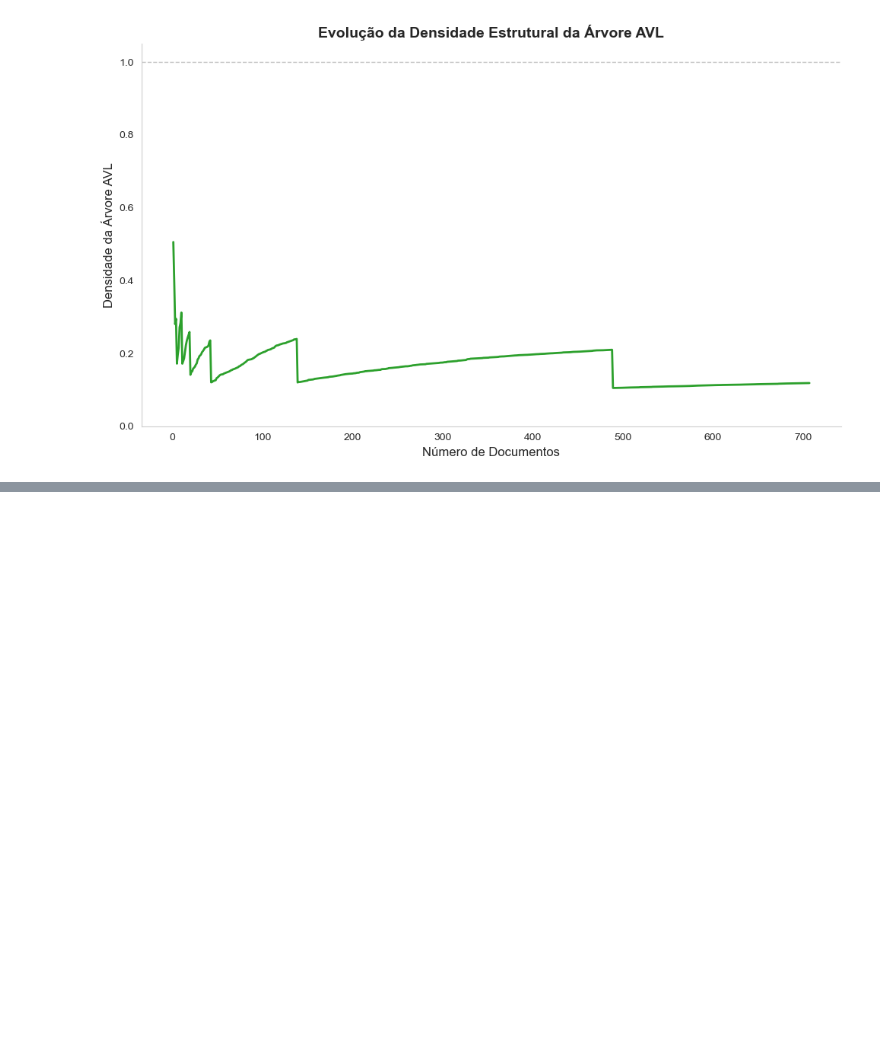
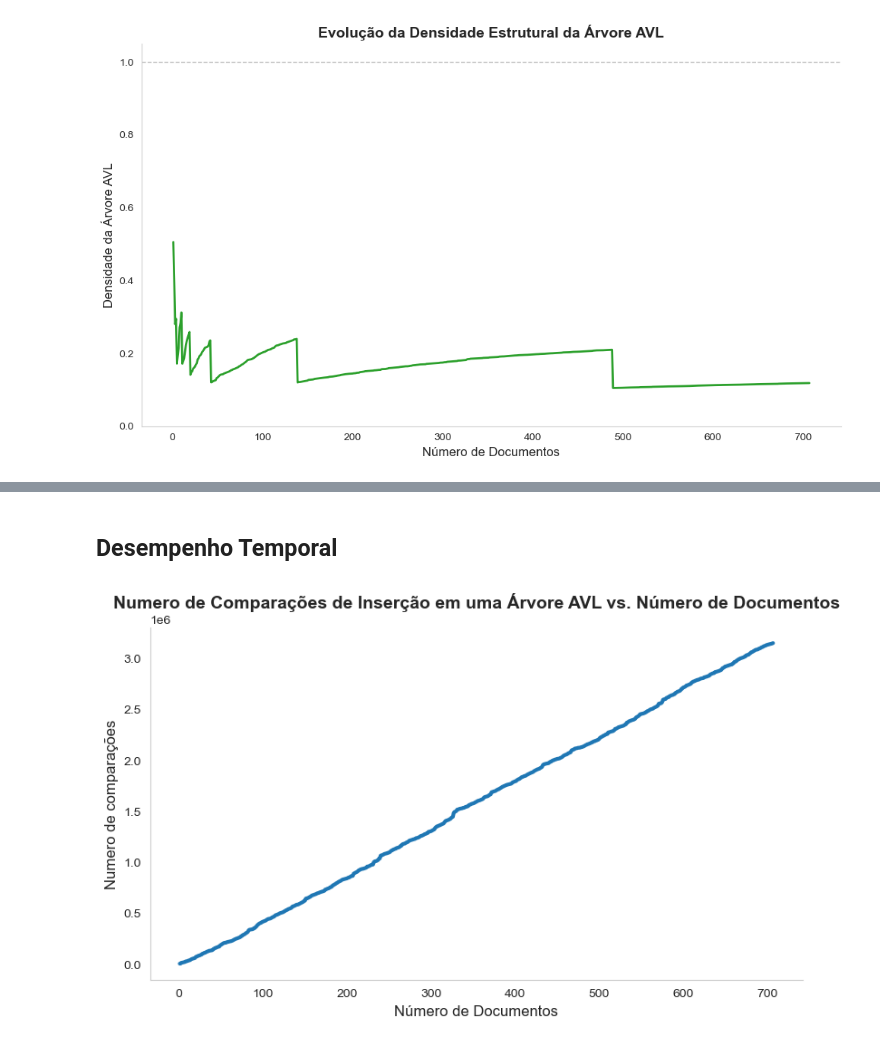
Before and after one commit to JaimeWillianCarneiro/projetofinal-ed, a Jupyter notebook: docs/stats.ipynb, the cells around one changed output, grey strips where cells are left out. Cells and saved outputs as stored; diff of their text form; code cells hidden in the pictures; blank space fills up the shorter version.

```diff
--- a/docs/stats.ipynb
+++ b/docs/stats.ipynb
@@ -330,0 +359,35 @@ plt.show()
+# %% [markdown]
+## Desempenho Temporal
+# %%
+
+# Ativar tema mais limpo
+sns.set_style("whitegrid")
+
+# Dados
+n_docs = df['Num_Docs']
+n_comparacoes_totais = df['Total_Comparacoes_Indexacao']
+
+# Criar a figura
+plt.figure(figsize=(8, 5))
+plt.plot(n_docs, n_comparacoes_totais, linestyle='-', color='#1f77b4', linewidth=3, markersize=6)
+
+# Rótulos e título com melhor formatação
+plt.xlabel('Número de Documentos', fontsize=12)
+plt.ylabel('Numero de comparações', fontsize=12)
+plt.title('Numero de Comparações de Inserção em uma Árvore AVL vs. Número de Documentos', fontsize=14, fontweight='bold')
+# Remover as bordas superior e direita
+sns.despine(top=True, right=True)
+# Melhorar os ticks
+plt.xticks(fontsize=10)
+plt.yticks(fontsize=10)
+
+# Adicionar grade
+# plt.grid(True, which='major', linestyle='--', alpha=0.7)
+plt.grid(False)
+# Ajustar layout
+plt.tight_layout()
+
+# Mostrar o gráfico
+plt.show()
+# %% [output]
+[figure]
```
Also changed, not shown: parts of 16 cells of this notebook.
